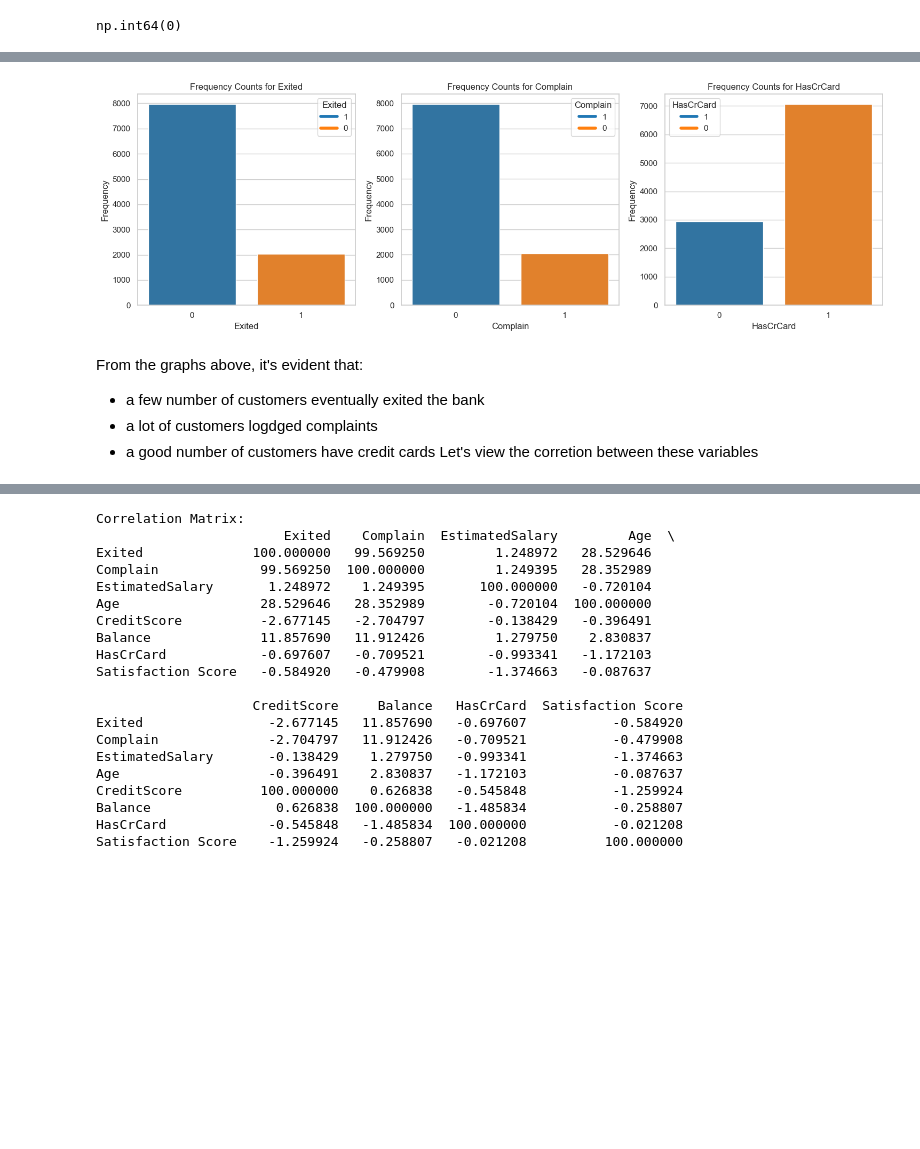
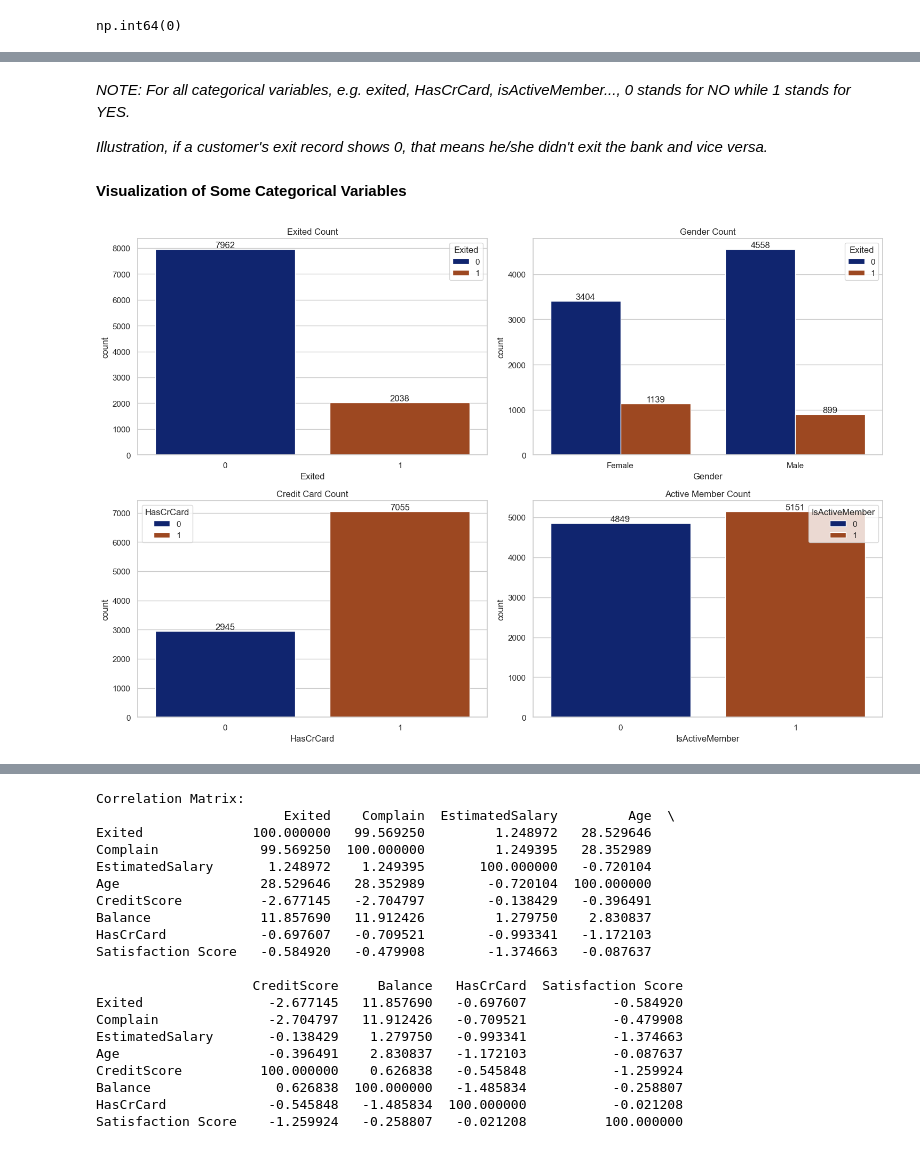
Before and after one commit to etimexo/Bank_customer_churn_predict, a Jupyter notebook: notebooks/book_1.ipynb, the cells around one changed output, grey strips where cells are left out. Cells and saved outputs as stored; diff of their text form; code cells hidden in the pictures; blank space fills up the shorter version.

```diff
--- a/notebooks/book_1.ipynb
+++ b/notebooks/book_1.ipynb
@@ -108,33 +108,39 @@ visualize_numerical_frequency_counts(df)
-# %%
-categorical_columns = ['Exited', 'Complain', "HasCrCard"]
-
-# Custom colors for each bar (you can customize this list as needed)
-colors = ['#1f77b4', '#ff7f0e', '#2ca02c', '#d62728', '#9467bd', '#8c564b', '#e377c2', '#7f7f7f', '#bcbd22', '#17becf']
-
-
-# Create a figure with subplots side by side
-fig, axes = plt.subplots(1, len(categorical_columns), figsize=(15, 5))
-
-for i, col in enumerate(categorical_columns):
-    sns.countplot(x=df[col], hue=df[col], palette=colors[:df[col].nunique()], ax=axes[i], legend=False)
-    axes[i].set_title(f'Frequency Counts for {col}')
-    axes[i].set_xlabel(col)
-    axes[i].set_ylabel('Frequency')
-    axes[i].tick_params(axis='x')
-
-    # Custom legend for the plot
-    labels = df[col].unique()
-    custom_lines = [plt.Line2D([0], [0], color=colors[j], lw=4) for j in range(len(labels))]
-    axes[i].legend(custom_lines, labels, title=col)
-
-# Adjust layout
-plt.tight_layout()
-plt.show()
-# %% [output]
-[figure, removed]
-# %% [markdown]
-From the graphs above, it's evident that:
-- a few number of customers eventually exited the bank
-- a lot of customers logdged complaints
-- a good number of customers have credit cards
-Let's view the corretion between these variables
+# %% [markdown]
+*NOTE: For all categorical variables, e.g. exited, HasCrCard, isActiveMember..., 0 stands for NO while 1 stands for YES.*
+
+*Illustration, if a customer's exit record shows 0, that means he/she didn't exit the bank and vice versa.*
+# %% [markdown]
+**Visualization of Some Categorical Variables**
+# %%
+# Create subplots
+fig, axes = plt.subplots(nrows=2, ncols=2, figsize=(15, 10))
+
+# Plot Exited Count
+ax = sns.countplot(data=df, x='Exited', hue='Exited', palette='dark', ax=axes[0,0])
+for bars in ax.containers:
+    ax.bar_label(bars)
+axes[0,0].set_title('Exited Count')
+
+# Plot Gender Count
+ax = sns.countplot(data=df, x='Gender', hue='Exited', palette='dark', ax=axes[0,1])
+for bars in ax.containers:
+    ax.bar_label(bars)
+axes[0,1].set_title('Gender Count')
+
+# Plot Credit Card Count
+ax = sns.countplot(data=df, x='HasCrCard', hue='HasCrCard', palette='dark', ax=axes[1,0])
+for bars in ax.containers:
+    ax.bar_label(bars)
+axes[1,0].set_title('Credit Card Count')
+
+# Plot Active Member Count
+ax = sns.countplot(data=df, x='IsActiveMember', hue='IsActiveMember', palette='dark', ax=axes[1,1])
+for bars in ax.containers:
+    ax.bar_label(bars)
+axes[1,1].set_title('Active Member Count')
+
+# Adjust layout
+plt.tight_layout()
+plt.show()
+# %% [output]
+[figure, added]
```
Also changed, not shown: parts of 17 cells of this notebook.
